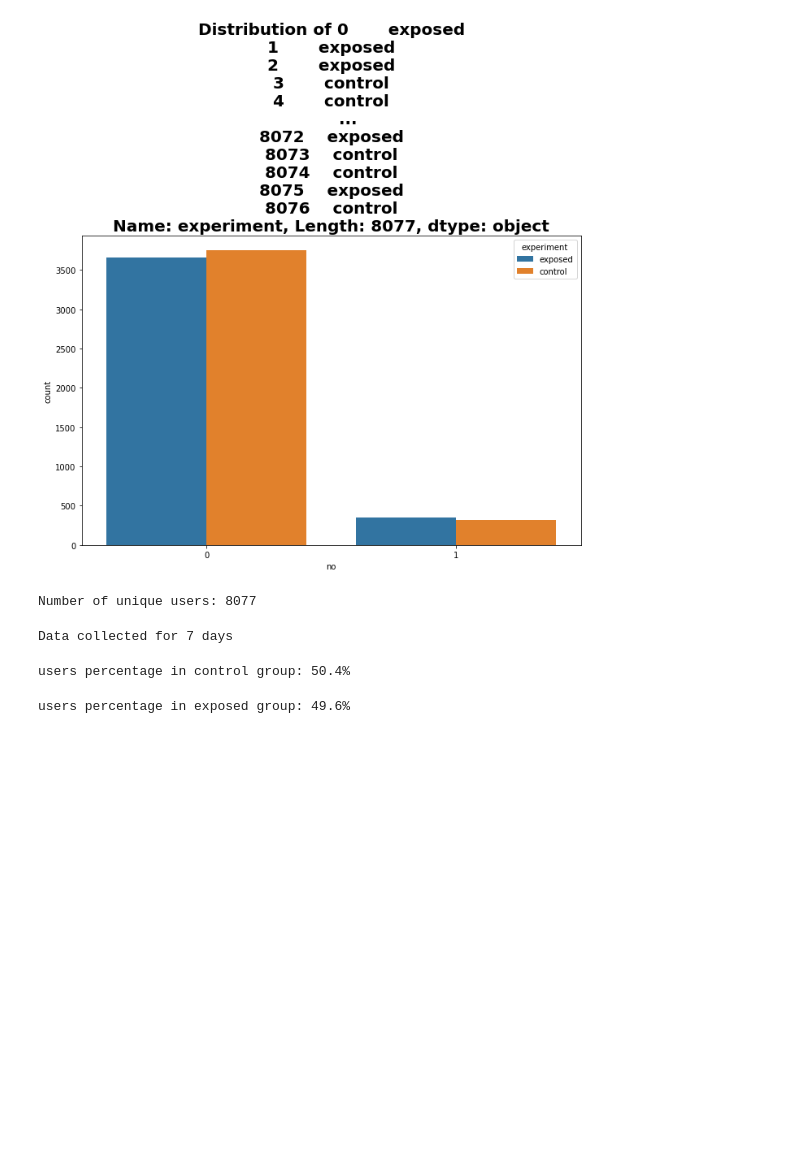
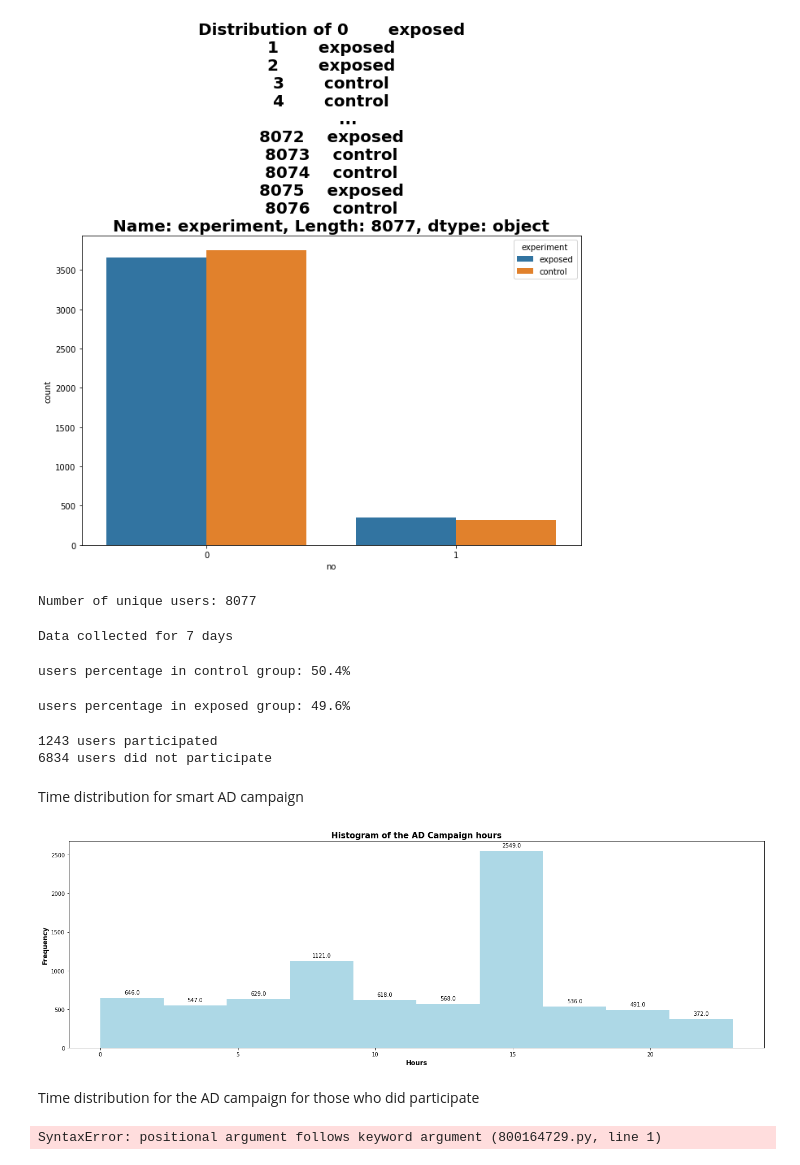
Before and after one commit to yonamg/Ad-campaign-performance, a Jupyter notebook: notebooks/ABtest_Overviews.ipynb, the cells around one changed output. Cells and saved outputs as stored; diff of their text form; code cells hidden in the pictures; blank space fills up the shorter version.

Commit message:
plotting histogram for ad campaign

```diff
--- a/notebooks/ABtest_Overviews.ipynb
+++ b/notebooks/ABtest_Overviews.ipynb
@@ -124,5 +124,24 @@ users percentage in exposed group: 49.6%
 engaged = df[~((df['yes']==0) & (df['no']==0))]
 notengaged = df[(df['yes']==0) & (df['no']==0)]
 # %%
-print(f"{engaged.shape[0]} participants participated")
-print(f"{nparticipated_df.shape[0]} participants did not participate")
+print(f"{engaged.shape[0]} users participated")
+print(f"{notengaged.shape[0]} users did not participate")
+# %% [output]
+1243 users participated
+6834 users did not participate
+# %% [markdown]
+Time distribution for smart AD campaign
+# %%
+hrplot = df.hour.plot(kind='hist', color='lightblue', figsize=(23, 7))
+get_value(hrplot)
+figure_att(hrplot, 'Histogram of the AD Campaign hours', 'Hours', 'Frequency', 15, 12, 'bold')
+# %% [output]
+[figure, added]
+# %% [markdown]
+Time distribution for the AD campaign for those who did participate
+# %%
+hrplot = notengaged.hour.plot(kind='hist', color='lightblue', figsize(23, 7))
+get_value(hrplot)
+figure_att(hrplot, 'Histogram of the AD Campaign for participated people', 'Hours', 'Frequency', 15, 12, 'bold')
+# %% [output]
+SyntaxError: positional argument follows keyword argument (800164729.py, line 1)
```
Also changed, not shown: parts of 1 cell of this notebook, 1 other file.
